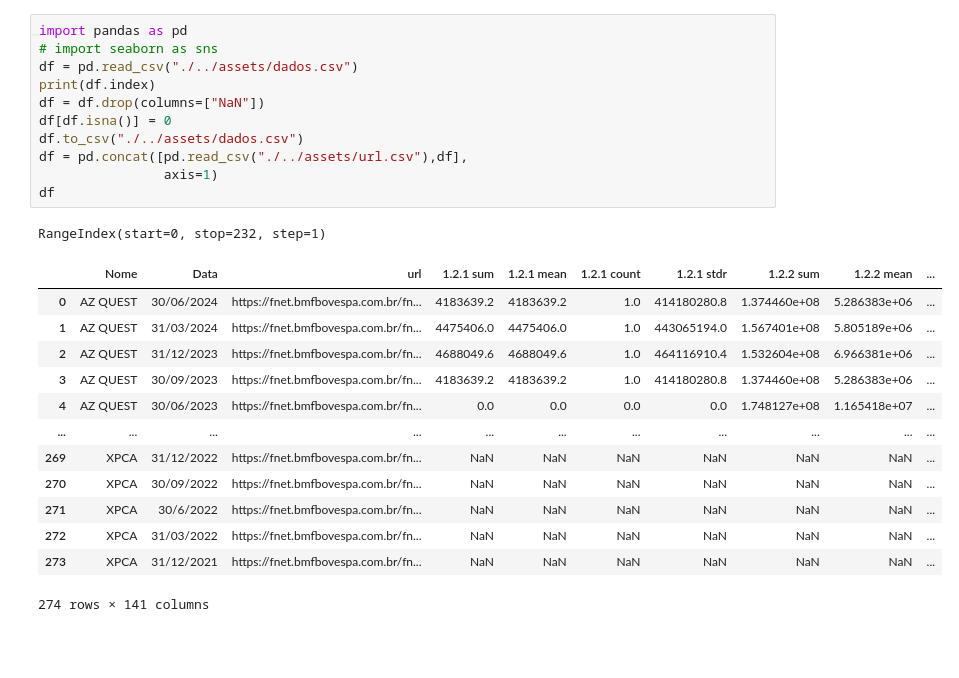
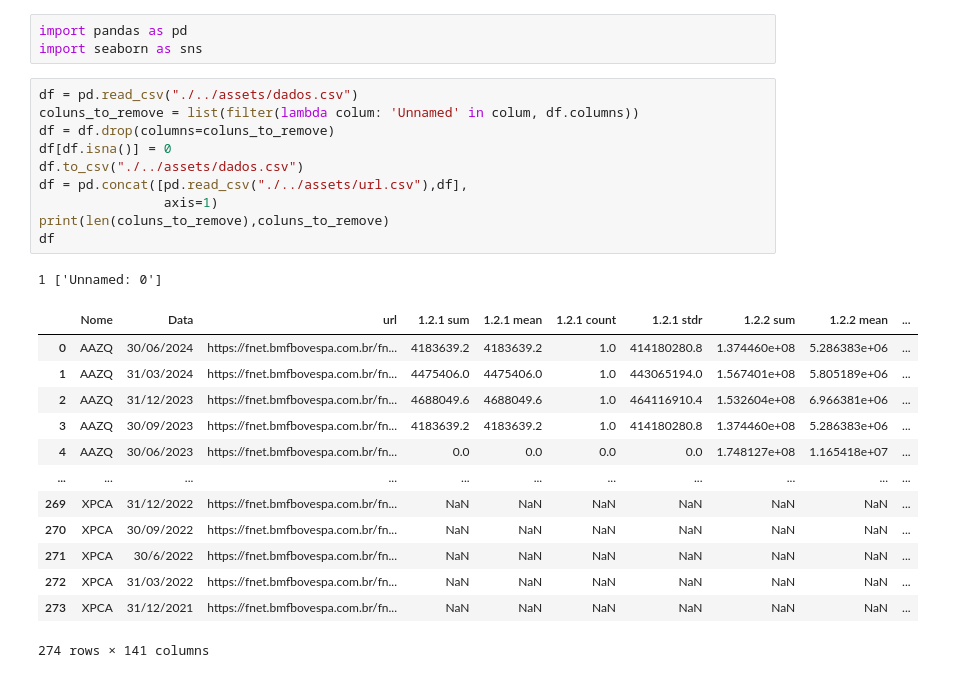
Before and after one commit to ErikMaia/tcc, a Jupyter notebook: src/analisys.ipynb, the cells around one changed output. Cells and saved outputs as stored; diff of their text form; blank space fills up the shorter version.

```diff
--- a/src/analisys.ipynb
+++ b/src/analisys.ipynb
@@ -1,22 +1,24 @@
+# %%
+import pandas as pd
+import seaborn as sns
 # %%
-import pandas as pd
-# import seaborn as sns
 df = pd.read_csv("./../assets/dados.csv")
-print(df.index)
-df = df.drop(columns=["NaN"])
+coluns_to_remove = list(filter(lambda colum: 'Unnamed' in colum, df.columns))
+df = df.drop(columns=coluns_to_remove)
 df[df.isna()] = 0
 df.to_csv("./../assets/dados.csv")
 df = pd.concat([pd.read_csv("./../assets/url.csv"),df],
                 axis=1)
+print(len(coluns_to_remove),coluns_to_remove)
 df
 # %% [output]
-RangeIndex(start=0, stop=232, step=1)
+1 ['Unnamed: 0']
 |  | Nome | Data | url | 1.2.1 sum | 1.2.1 mean | 1.2.1 count | 1.2.1 stdr | 1.2.2 sum | 1.2.2 mean | ... |
-| 0 | AZ QUEST | 30/06/2024 | https://fnet.bmfbovespa.com.br/fn... | 4183639.2 | 4183639.2 | 1.0 | 414180280.8 | 1.374460e+08 | 5.286383e+06 | ... |
-| 1 | AZ QUEST | 31/03/2024 | https://fnet.bmfbovespa.com.br/fn... | 4475406.0 | 4475406.0 | 1.0 | 443065194.0 | 1.567401e+08 | 5.805189e+06 | ... |
-| 2 | AZ QUEST | 31/12/2023 | https://fnet.bmfbovespa.com.br/fn... | 4688049.6 | 4688049.6 | 1.0 | 464116910.4 | 1.532604e+08 | 6.966381e+06 | ... |
-| 3 | AZ QUEST | 30/09/2023 | https://fnet.bmfbovespa.com.br/fn... | 4183639.2 | 4183639.2 | 1.0 | 414180280.8 | 1.374460e+08 | 5.286383e+06 | ... |
-| 4 | AZ QUEST | 30/06/2023 | https://fnet.bmfbovespa.com.br/fn... | 0.0 | 0.0 | 0.0 | 0.0 | 1.748127e+08 | 1.165418e+07 | ... |
+| 0 | AAZQ | 30/06/2024 | https://fnet.bmfbovespa.com.br/fn... | 4183639.2 | 4183639.2 | 1.0 | 414180280.8 | 1.374460e+08 | 5.286383e+06 | ... |
+| 1 | AAZQ | 31/03/2024 | https://fnet.bmfbovespa.com.br/fn... | 4475406.0 | 4475406.0 | 1.0 | 443065194.0 | 1.567401e+08 | 5.805189e+06 | ... |
+| 2 | AAZQ | 31/12/2023 | https://fnet.bmfbovespa.com.br/fn... | 4688049.6 | 4688049.6 | 1.0 | 464116910.4 | 1.532604e+08 | 6.966381e+06 | ... |
+| 3 | AAZQ | 30/09/2023 | https://fnet.bmfbovespa.com.br/fn... | 4183639.2 | 4183639.2 | 1.0 | 414180280.8 | 1.374460e+08 | 5.286383e+06 | ... |
+| 4 | AAZQ | 30/06/2023 | https://fnet.bmfbovespa.com.br/fn... | 0.0 | 0.0 | 0.0 | 0.0 | 1.748127e+08 | 1.165418e+07 | ... |
 | ... | ... | ... | ... | ... | ... | ... | ... | ... | ... | ... |
 | 269 | XPCA | 31/12/2022 | https://fnet.bmfbovespa.com.br/fn... | NaN | NaN | NaN | NaN | NaN | NaN | ... |
 | 270 | XPCA | 30/09/2022 | https://fnet.bmfbovespa.com.br/fn... | NaN | NaN | NaN | NaN | NaN | NaN | ... |
```
Also changed, not shown: parts of 24 cells of this notebook, 33 other files.
